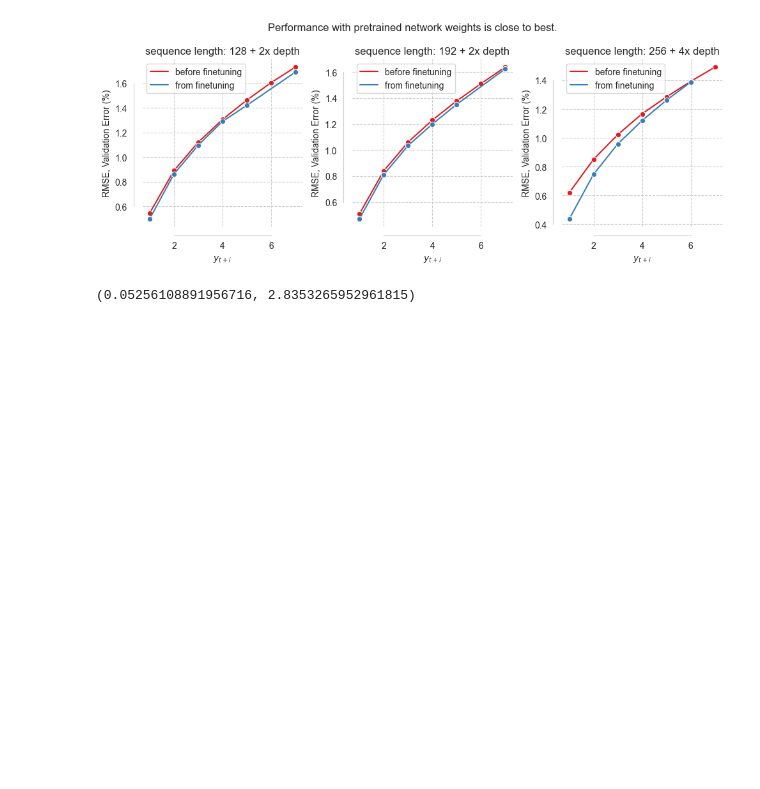
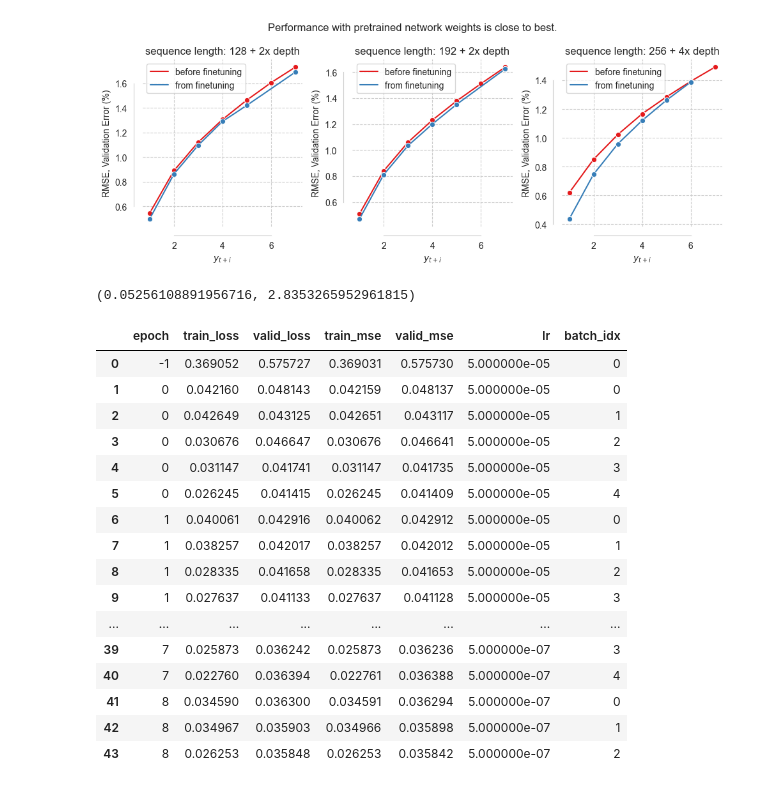
Before and after one commit to nagaraju-oruganti/Momentum-Predictor, a Jupyter notebook: notebooks/effect_of_pretrain.ipynb, the cells around one changed output. Cells and saved outputs as stored; diff of their text form; code cells hidden in the pictures; blank space fills up the shorter version.

Commit message:
pretrained with all 1000 assets

```diff
--- a/notebooks/effect_of_pretrain.ipynb
+++ b/notebooks/effect_of_pretrain.ipynb
@@ -168,3 +168,27 @@ agg = pd.DataFrame(dict_agg, columns = ['ticker', 'pct_chg_mean', 'pct_chg_std']
 agg['pct_chg_mean'].mean(), agg['pct_chg_std'].mean()
 # %% [output]
 (0.05256108891956716, 2.8353265952961815)
+# %%
+with open('../models/hslstm4x_1000tics_v2_pretrain_t3_256/results1.pkl', 'rb') as f:
+    data = pickle.load(f)
+# %%
+cols = ['epoch', 'train_loss', 'valid_loss', 'train_mse', 'valid_mse', 'lr', 'batch_idx']
+pd.DataFrame(data, columns=cols)
+# %% [output]
+|  | epoch | train_loss | valid_loss | train_mse | valid_mse | lr | batch_idx |
+| 0 | -1 | 0.369052 | 0.575727 | 0.369031 | 0.575730 | 5.000000e-05 | 0 |
+| 1 | 0 | 0.042160 | 0.048143 | 0.042159 | 0.048137 | 5.000000e-05 | 0 |
+| 2 | 0 | 0.042649 | 0.043125 | 0.042651 | 0.043117 | 5.000000e-05 | 1 |
+| 3 | 0 | 0.030676 | 0.046647 | 0.030676 | 0.046641 | 5.000000e-05 | 2 |
+| 4 | 0 | 0.031147 | 0.041741 | 0.031147 | 0.041735 | 5.000000e-05 | 3 |
+| 5 | 0 | 0.026245 | 0.041415 | 0.026245 | 0.041409 | 5.000000e-05 | 4 |
+| 6 | 1 | 0.040061 | 0.042916 | 0.040062 | 0.042912 | 5.000000e-05 | 0 |
+| 7 | 1 | 0.038257 | 0.042017 | 0.038257 | 0.042012 | 5.000000e-05 | 1 |
+| 8 | 1 | 0.028335 | 0.041658 | 0.028335 | 0.041653 | 5.000000e-05 | 2 |
+| 9 | 1 | 0.027637 | 0.041133 | 0.027637 | 0.041128 | 5.000000e-05 | 3 |
+| ... | ... | ... | ... | ... | ... | ... | ... |
+| 39 | 7 | 0.025873 | 0.036242 | 0.025873 | 0.036236 | 5.000000e-07 | 3 |
+| 40 | 7 | 0.022760 | 0.036394 | 0.022761 | 0.036388 | 5.000000e-07 | 4 |
+| 41 | 8 | 0.034590 | 0.036300 | 0.034591 | 0.036294 | 5.000000e-07 | 0 |
+| 42 | 8 | 0.034967 | 0.035903 | 0.034966 | 0.035898 | 5.000000e-07 | 1 |
+| 43 | 8 | 0.026253 | 0.035848 | 0.026253 | 0.035842 | 5.000000e-07 | 2 |
```
Also changed, not shown: 58 other files.
